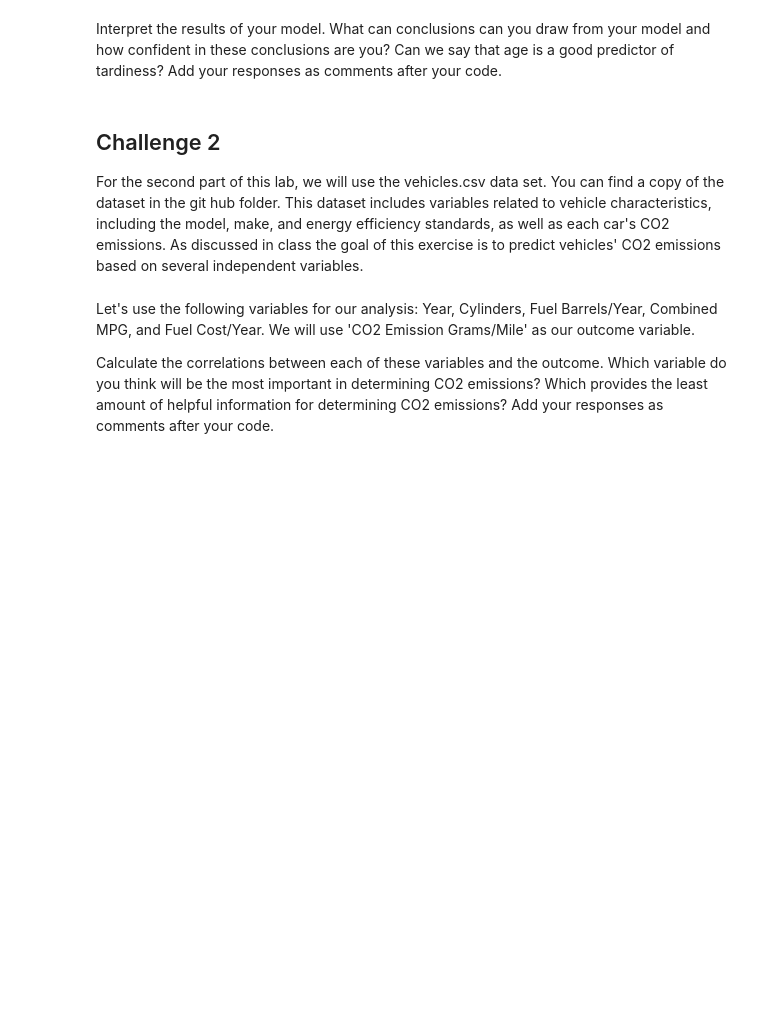
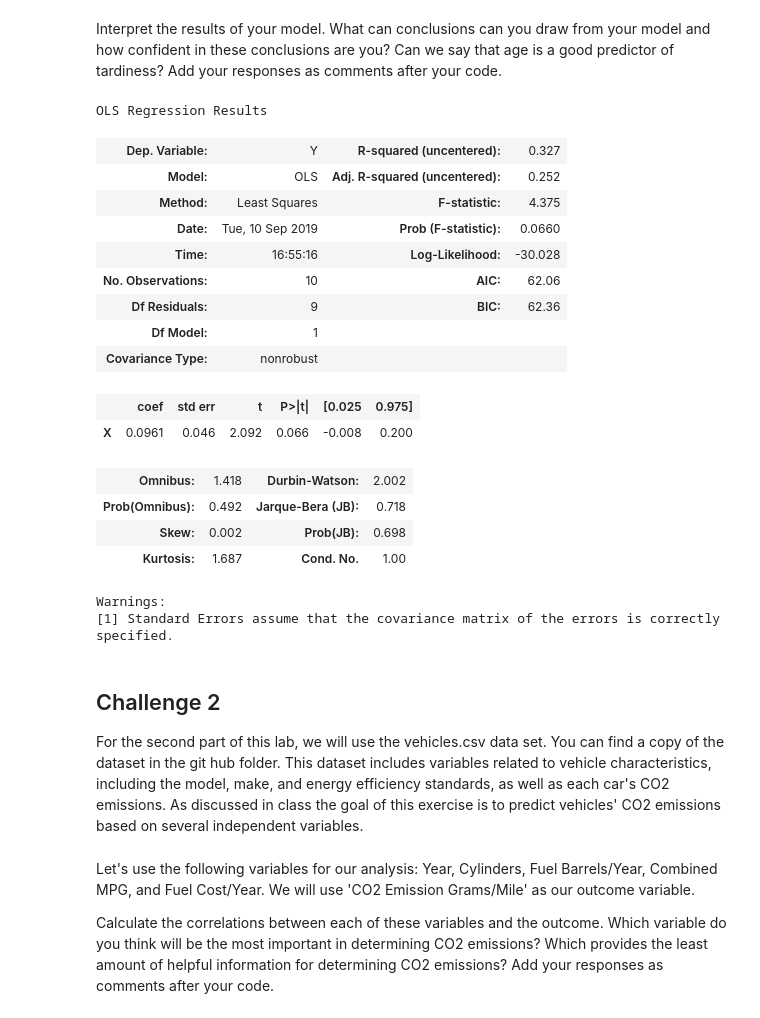
Before and after one commit to ta-datapt-bcn/lab-regression-analysis, a Jupyter notebook: your-code.ipynb, the cells around one changed output. Cells and saved outputs as stored; diff of their text form; code cells hidden in the pictures; blank space fills up the shorter version.

```diff
--- a/your-code.ipynb
+++ b/your-code.ipynb
@@ -127,0 +130,21 @@ Interpret the results of your model. What can conclusions can you draw from your
+# %%
+results.summary()
+# %% [output]
+OLS Regression Results
+| Dep. Variable: | Y | R-squared (uncentered): | 0.327 |
+| Model: | OLS | Adj. R-squared (uncentered): | 0.252 |
+| Method: | Least Squares | F-statistic: | 4.375 |
+| Date: | Tue, 10 Sep 2019 | Prob (F-statistic): | 0.0660 |
+| Time: | 16:55:16 | Log-Likelihood: | -30.028 |
+| No. Observations: | 10 | AIC: | 62.06 |
+| Df Residuals: | 9 | BIC: | 62.36 |
+| Df Model: | 1 |  |  |
+| Covariance Type: | nonrobust |  |  |
+|  | coef | std err | t | P>|t| | [0.025 | 0.975] |
+| X | 0.0961 | 0.046 | 2.092 | 0.066 | -0.008 | 0.200 |
+| Omnibus: | 1.418 | Durbin-Watson: | 2.002 |
+| Prob(Omnibus): | 0.492 | Jarque-Bera (JB): | 0.718 |
+| Skew: | 0.002 | Prob(JB): | 0.698 |
+| Kurtosis: | 1.687 | Cond. No. | 1.00 |
+Warnings:
+[1] Standard Errors assume that the covariance matrix of the errors is correctly specified.
```
Also changed, not shown: parts of 31 cells of this notebook.
